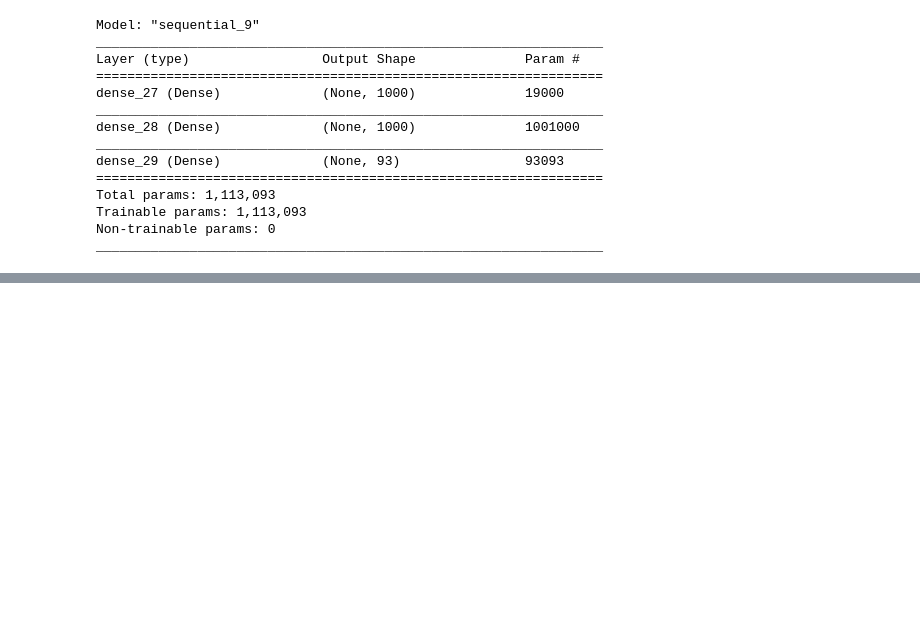
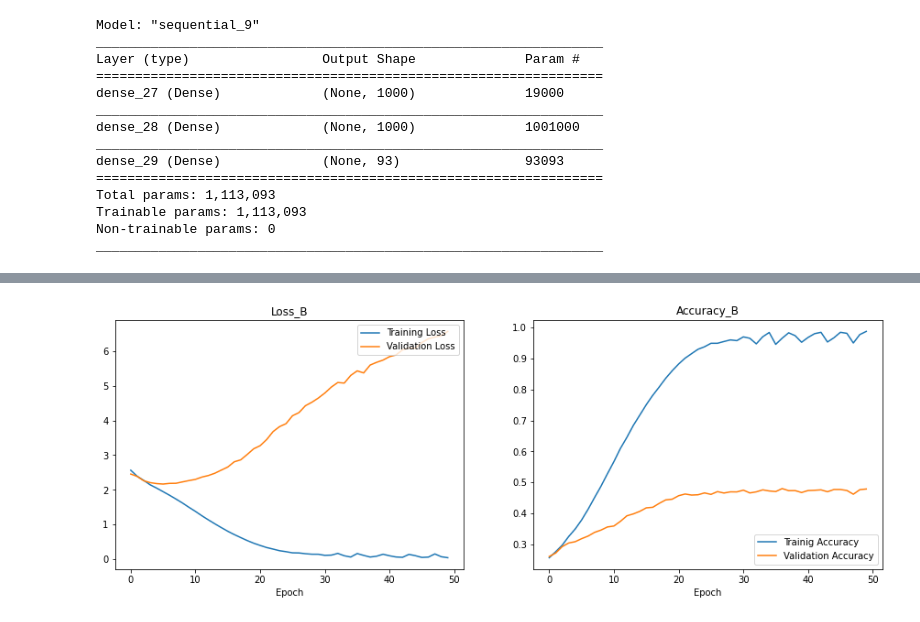
Before and after one commit to linus-md/REU, a Jupyter notebook: neural_count.ipynb, the cells around one changed output, grey strips where cells are left out. Drawn from its saved outputs; the diff is of its cells as text; code cells hidden in the pictures; blank space fills up the shorter version.

```diff
--- a/neural_count.ipynb
+++ b/neural_count.ipynb
@@ -145,16 +137,29 @@ fig.show()
 # %%
-# Graphs
+history_B = model_B.fit(
+    X_train_B,
+    y_train_B,
+    verbose=0,
+    epochs=50,
+    batch_size=64,
+    validation_data=(
+        X_test_B,
+        y_test_B
+    )
+)
+
 fig, axs = plt.subplots(1, 2, figsize=(15, 5))
 axs[0].plot(history_B.history['loss'], label="Training Loss")
 axs[0].plot(history_B.history['val_loss'], label="Validation Loss")
 axs[0].set_title("Loss_B")
 axs[0].legend(loc="upper right")
 axs[1].plot(history_B.history['accuracy'], label="Trainig Accuracy")
 axs[1].plot(history_B.history['val_accuracy'], label="Validation Accuracy")
 axs[1].legend(loc="lower right")
 axs[1].set_title("Accuracy_B")
 axs[1].sharex(axs[0])
 
 for ax in axs.flat:
     ax.set(xlabel='Epoch')
 fig.show()
+# %% [output]
+[figure, added]
```
Also changed, not shown: parts of 7 cells of this notebook.
